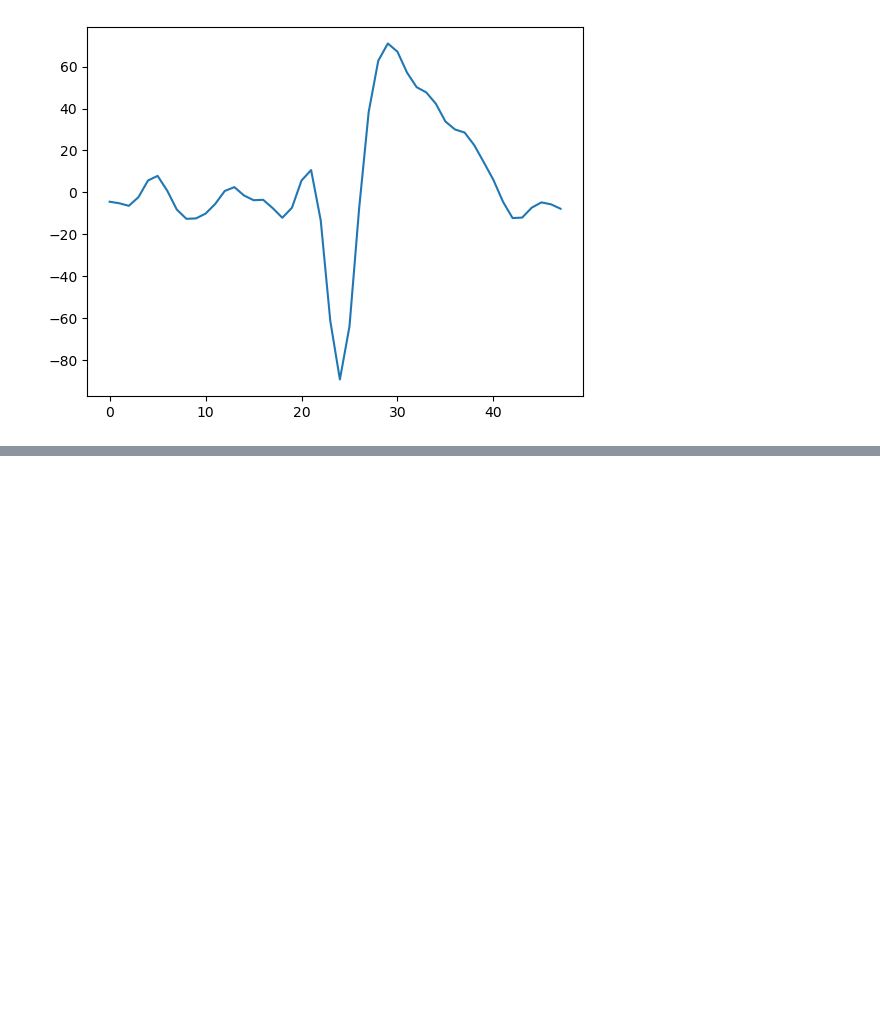
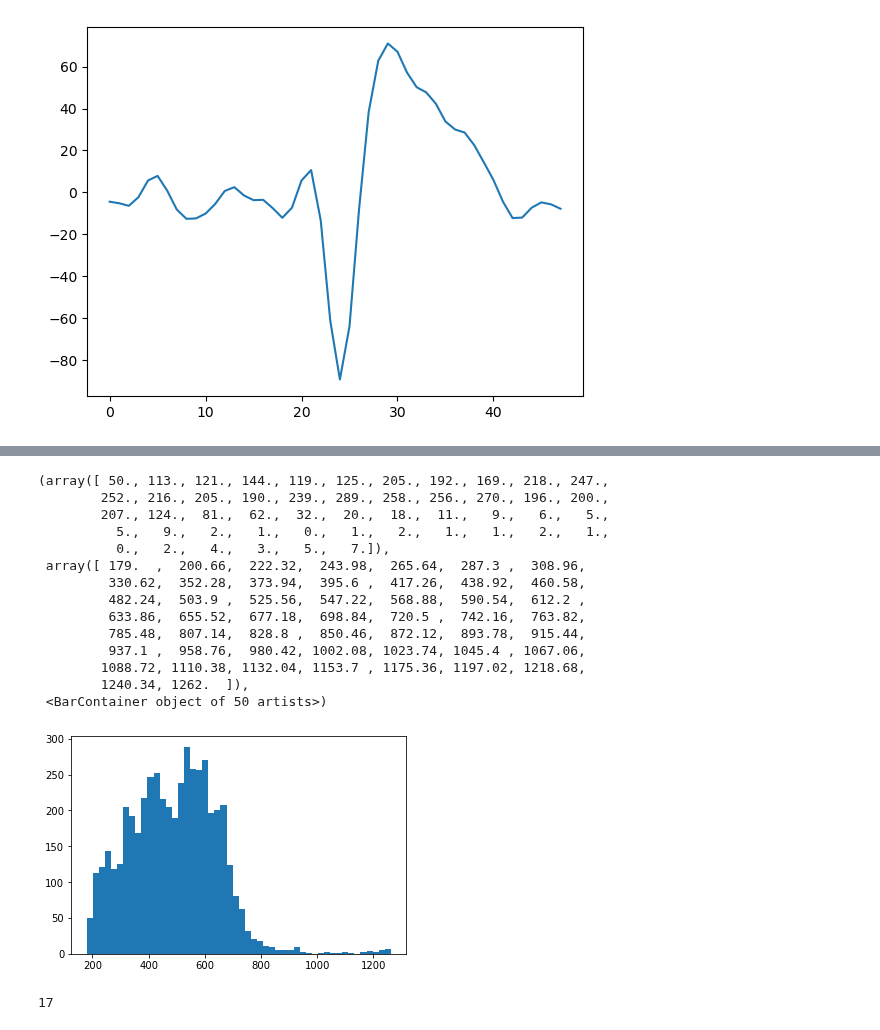
Before and after one commit to BouchardLab/FCCA_analysis, a Jupyter notebook: notebooks/data_exploration/cell_classification.ipynb, the cells around one changed output, grey strips where cells are left out. Cells and saved outputs as stored; diff of their text form; code cells hidden in the pictures; blank space fills up the shorter version.

```diff
--- a/notebooks/data_exploration/cell_classification.ipynb
+++ b/notebooks/data_exploration/cell_classification.ipynb
@@ -88,0 +202,18 @@ def extract_wf_features(wf):
+# %%
+plt.hist(spike_widths, bins=50)
+# %% [output]
+(array([ 50., 113., 121., 144., 119., 125., 205., 192., 169., 218., 247.,
+        252., 216., 205., 190., 239., 289., 258., 256., 270., 196., 200.,
+        207., 124.,  81.,  62.,  32.,  20.,  18.,  11.,   9.,   6.,   5.,
+          5.,   9.,   2.,   1.,   0.,   1.,   2.,   1.,   1.,   2.,   1.,
+          0.,   2.,   4.,   3.,   5.,   7.]),
+ array([ 179.  ,  200.66,  222.32,  243.98,  265.64,  287.3 ,  308.96,
+         330.62,  352.28,  373.94,  395.6 ,  417.26,  438.92,  460.58,
+         482.24,  503.9 ,  525.56,  547.22,  568.88,  590.54,  612.2 ,
+         633.86,  655.52,  677.18,  698.84,  720.5 ,  742.16,  763.82,
+         785.48,  807.14,  828.8 ,  850.46,  872.12,  893.78,  915.44,
+         937.1 ,  958.76,  980.42, 1002.08, 1023.74, 1045.4 , 1067.06,
+        1088.72, 1110.38, 1132.04, 1153.7 , 1175.36, 1197.02, 1218.68,
+        1240.34, 1262.  ]),
+ <BarContainer object of 50 artists>)
+[figure, added]
@@ -88,0 +222,4 @@ def extract_wf_features(wf):
+# %%
+np.argmax(spike_widths)
+# %% [output]
+17
```
Also changed, not shown: parts of 33 cells of this notebook.
